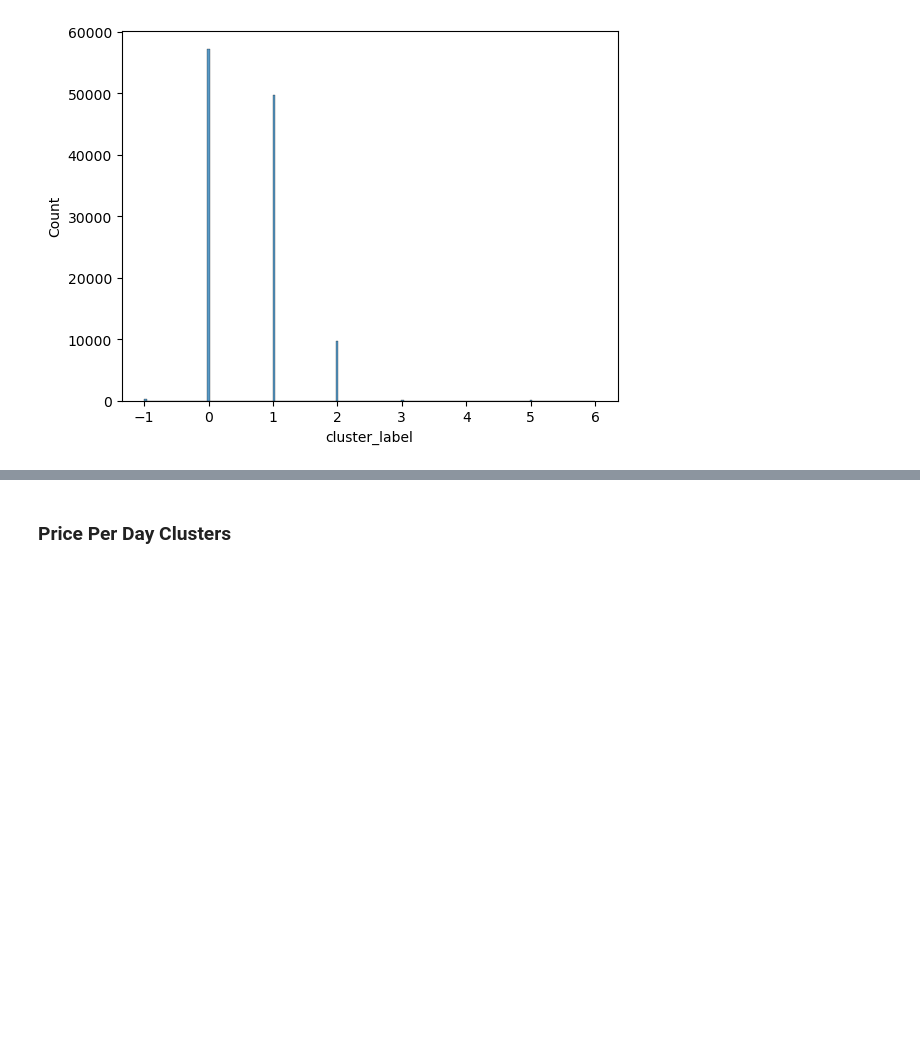
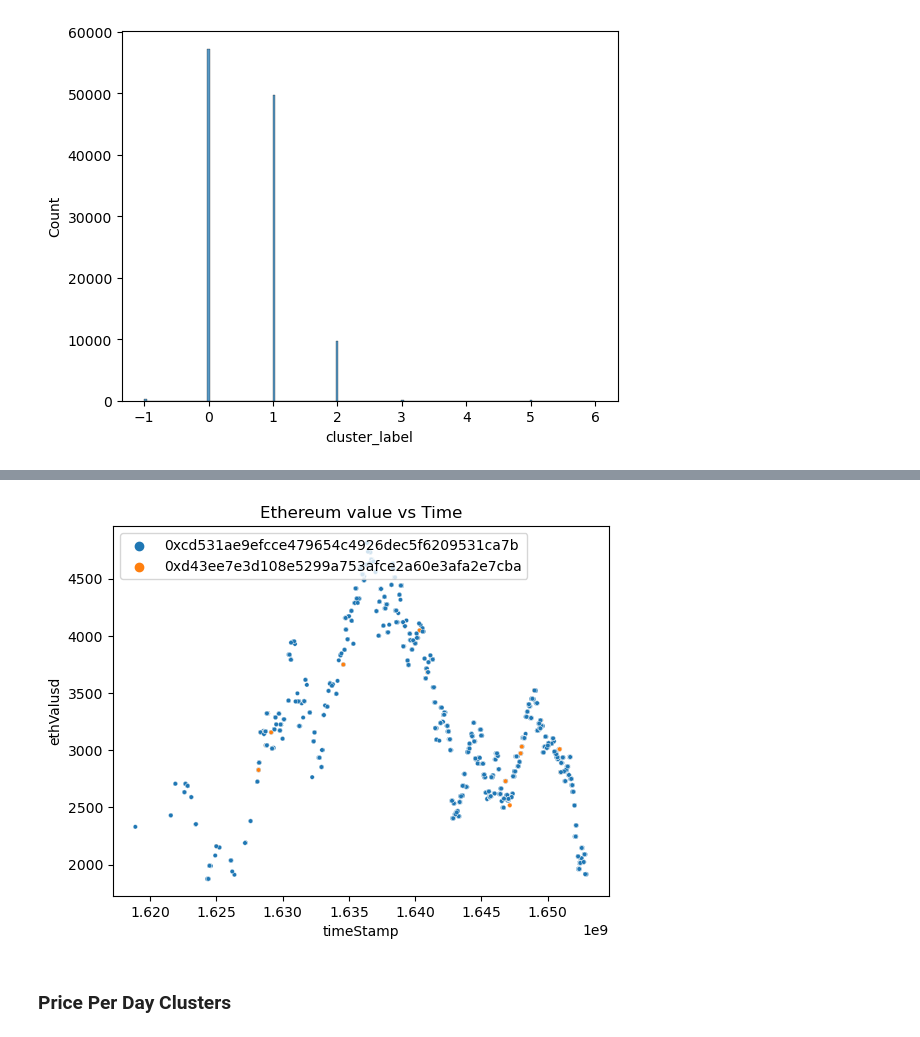
Before and after one commit to mcdunleatate/capstone_project, a Jupyter notebook: code/post_clustering_EDA.ipynb, the cells around one changed output, grey strips where cells are left out. Drawn from its saved outputs; the diff is of its cells as text; code cells hidden in the pictures; blank space fills up the shorter version.

```diff
--- a/code/post_clustering_EDA.ipynb
+++ b/code/post_clustering_EDA.ipynb
@@ -67,3 +121,15 @@ sns.histplot(trans_cluster['cluster_label']);
+# %%
+temp_df = trans_cluster[trans_cluster['cluster_label'] == -1]
+temp_list = list(temp_df['from'].value_counts().head(2).index)
+temp_df = trans_cluster[trans_cluster['from'].isin(temp_list)]
+# %%
+
+sns.scatterplot(x =temp_df['timeStamp'], y= temp_df['ethValusd'], data= temp_df,s=10, hue='from')
+plt.title('Ethereum value vs Time')
+plt.legend(loc='upper left')
+plt.savefig('../images/eth_val_time_clust-1');
+# %% [output]
+[figure, added]
 # %% [markdown]
 ### Price Per Day Clusters
 # %%
```
Also changed, not shown: parts of 4 cells of this notebook.
